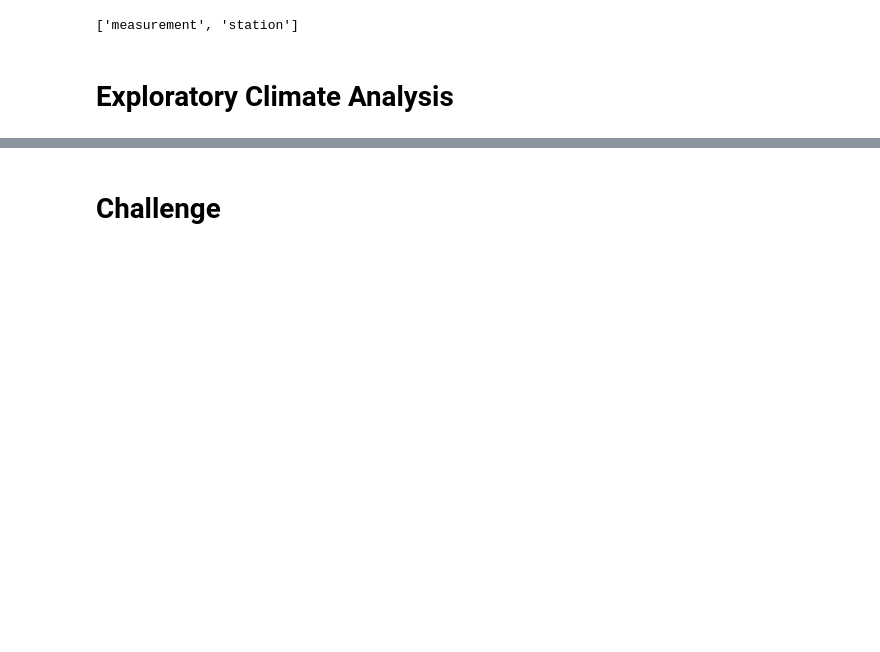
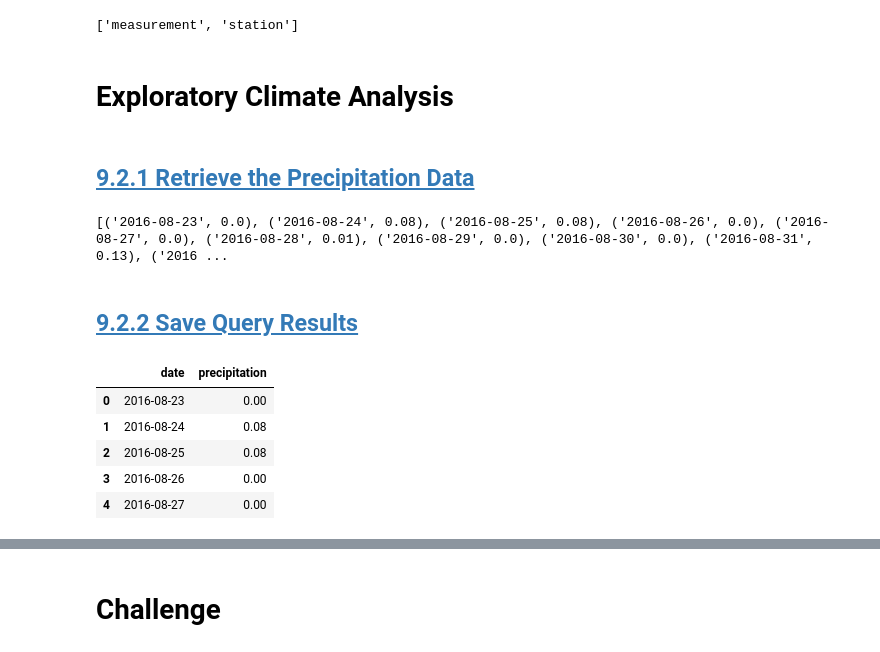
Before and after one commit to ahualoh/surfs_up, a Jupyter notebook: Online/climate_analysis.ipynb, the cells around one changed output, grey strips where cells are left out. Saved outputs shown, nothing was run; the diff lists cells and outputs as text; code cells hidden in the pictures; blank space fills up the shorter version.

```diff
--- a/Online/climate_analysis.ipynb
+++ b/Online/climate_analysis.ipynb
@@ -42,18 +42,40 @@ Station = Base.classes.station
 session = Session(engine)
 # %% [markdown]
 # Exploratory Climate Analysis
+# %% [markdown]
+## [9.2.1 Retrieve the Precipitation Data](https://courses.bootcampspot.com/courses/2523/pages/9-dot-2-1-retrieve-the-precipitation-data?module_item_id=806526)
 # %%
 # Design a query to retrieve the last 12 months of precipitation data and plot the results.
 #Starting from the last data point in the database.
+prev_year = dt.date(2017, 8, 23)
 
 # Calculate the date one year from the last date in data set.
+prev_year = dt.date(2017, 8, 23) - dt.timedelta(days=365)
 
 # Perform a query to retrieve the data and precipitation scores
+results = []
 
 # Save the query results as a Pandas DataFrame and set the index to the date column
+results = session.query(Measurement.date, Measurement.prcp)
 
 # Sort the dataframe by date
+results = session.query(Measurement.date, Measurement.prcp).filter(Measurement.date >= prev_year).all()
 
-# Use Pandas Plotting with Matplotlib to plot the data
+# filter to only prev_year
+print(results)
+# %% [output]
+[('2016-08-23', 0.0), ('2016-08-24', 0.08), ('2016-08-25', 0.08), ('2016-08-26', 0.0), ('2016-08-27', 0.0), ('2016-08-28', 0.01), ('2016-08-29', 0.0), ('2016-08-30', 0.0), ('2016-08-31', 0.13), ('2016 ...
+# %% [markdown]
+## [9.2.2 Save Query Results](https://courses.bootcampspot.com/courses/2523/pages/9-dot-2-2-save-query-results?module_item_id=806528)
+# %%
+df = pd.DataFrame(results, columns=['date','precipitation'])
+df.head()
+# %% [output]
+|  | date | precipitation |
+| 0 | 2016-08-23 | 0.00 |
+| 1 | 2016-08-24 | 0.08 |
+| 2 | 2016-08-25 | 0.08 |
+| 3 | 2016-08-26 | 0.00 |
+| 4 | 2016-08-27 | 0.00 |
 # %%
 # Use Pandas to calcualte the summary statistics for the precipitation data
```
Also changed, not shown: parts of 9 cells of this notebook.
